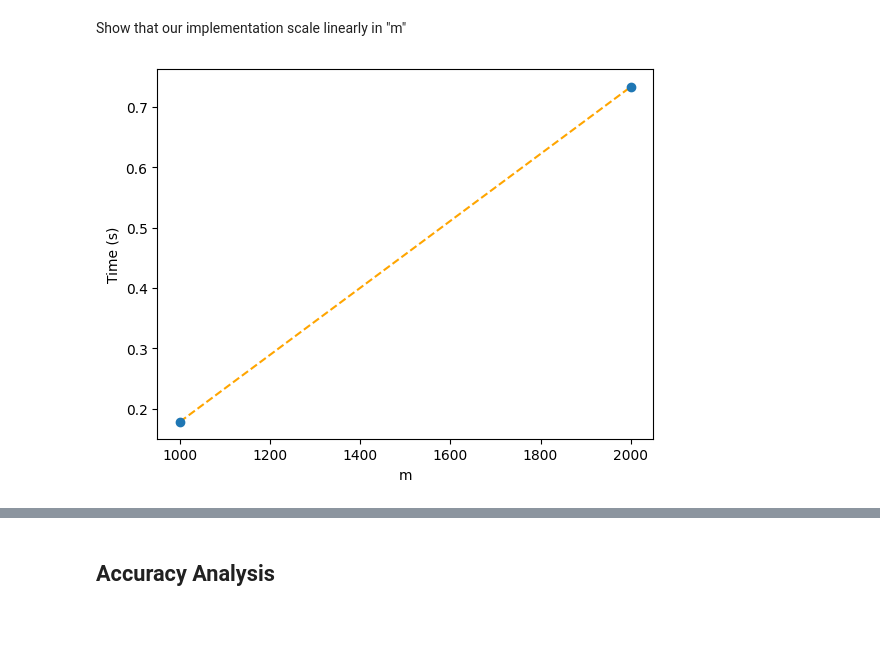
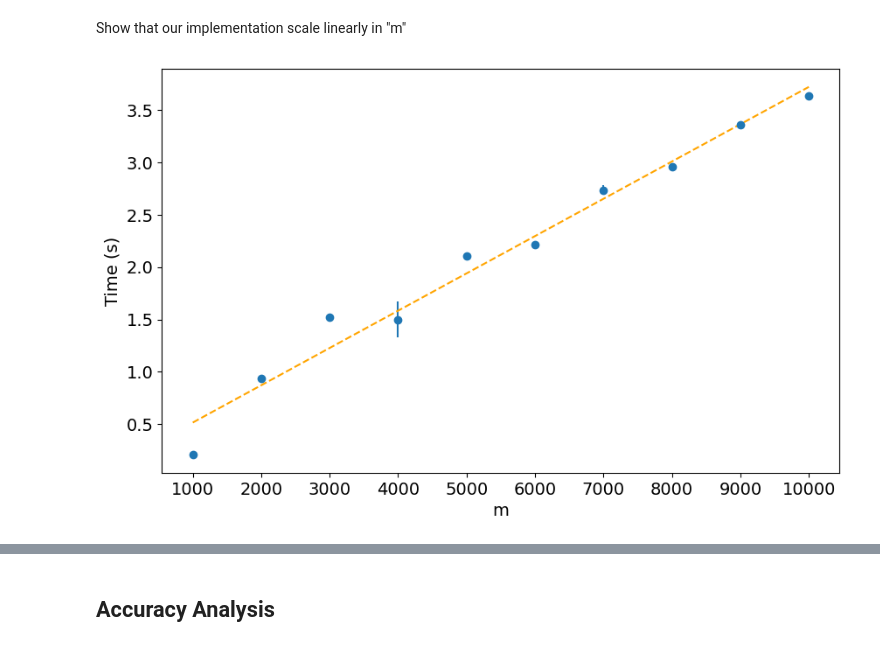
Before and after one commit to JacopoRaffi/CM_Project, a Jupyter notebook: analysis/qr_analysis.ipynb, the cells around one changed output, grey strips where cells are left out. Saved outputs shown, nothing was run; the diff lists cells and outputs as text; code cells hidden in the pictures.

Commit message:
add QR analysis plots

```diff
--- a/analysis/qr_analysis.ipynb
+++ b/analysis/qr_analysis.ipynb
@@ -16,6 +16,9 @@ from utils import *
 SEED = 42
 np.random.seed(SEED)
 random.seed(SEED)
+# %%
+plt.rcParams.update({'font.size': 14, 'axes.labelsize': 14})
+plt.rcParams.update({'figure.figsize': (10, 6)})
 # %% [markdown]
 # QR
 # %% [markdown]
@@ -23,7 +26,7 @@ random.seed(SEED)
 # %% [markdown]
 Show that our implementation scale linearly in "m"
 # %%
-plot_time_mean_variance(n=256, trials=5, START=1000, END=10001, STEP=1000)
+plot_time_mean_variance(n=256, trials=3, START=1000, END=10001, STEP=1000)
 # %% [output]
-[figure, old version]
+[figure, new version]
 # %%
```
Also changed, not shown: parts of 3 cells of this notebook.
